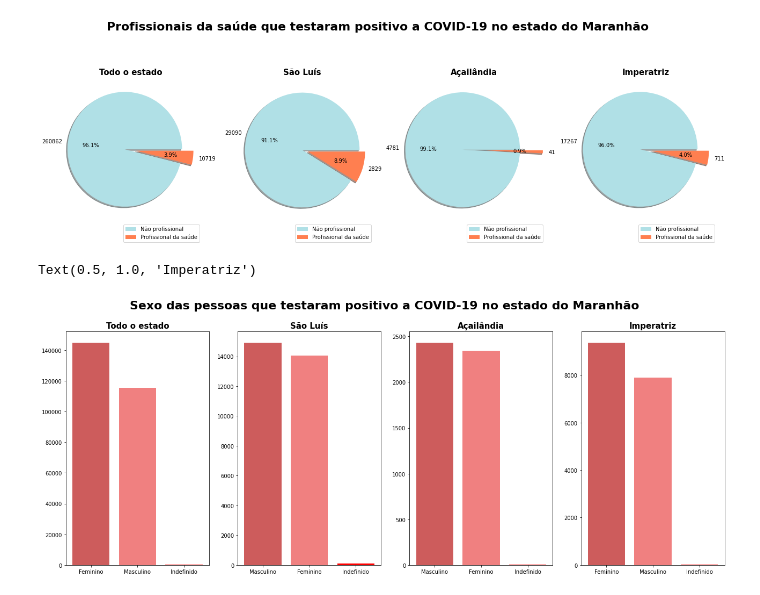
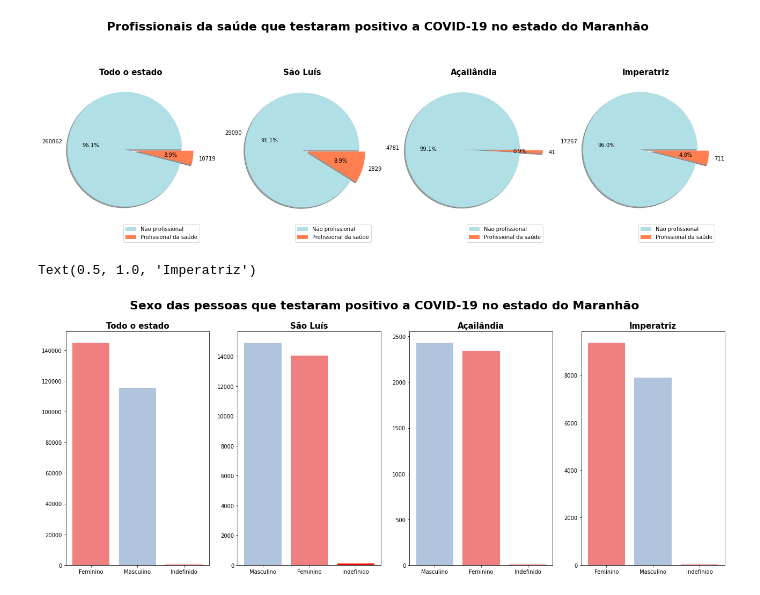
Before and after one commit to ceciliasilvads/analises_covid19, a Jupyter notebook: covid_ma.ipynb, the cells around one changed output. Drawn from its saved outputs; the diff is of its cells as text; code cells hidden in the pictures.

Commit message:
Add sexo dos infectados

```diff
--- a/covid_ma.ipynb
+++ b/covid_ma.ipynb
@@ -313,22 +345,20 @@ plt.show()
 [figure]
 # %%
 #---------Sexo das pessoa que testaram positivo a COVID-19---------
-cores = ['#CD5C5C', '#F08080', '#FF0000']
-
 fig,(ax1, ax2, ax3, ax4)= plt.subplots(1,4, figsize = (22,8))
 
 plt.suptitle('Sexo das pessoas que testaram positivo a COVID-19 no estado do Maranhão', weight='bold', size=22)
-ax1.bar(positivos_sexo_ma.index, positivos_sexo_ma.values, color=cores)
+ax1.bar(positivos_sexo_ma.index, positivos_sexo_ma.values, color=['#F08080', '#B0C4DE', '#FF0000'])
 ax1.set_title('Todo o estado', weight='bold', size=15)
 
-ax2.bar(positivos_sexo_slz.index, positivos_sexo_slz.values, color=cores)
+ax2.bar(positivos_sexo_slz.index, positivos_sexo_slz.values, color=['#B0C4DE', '#F08080', '#FF0000'])
 ax2.set_title('São Luís', weight='bold', size=15)
 
-ax3.bar(positivos_sexo_acai.index, positivos_sexo_acai.values, color=cores)
+ax3.bar(positivos_sexo_acai.index, positivos_sexo_acai.values, color=['#B0C4DE', '#F08080', '#FF0000'])
 ax3.set_title('Açailândia', weight='bold', size=15)
 
-ax4.bar(positivos_sexo_itz.index, positivos_sexo_itz.values, color=cores)
+ax4.bar(positivos_sexo_itz.index, positivos_sexo_itz.values, color=['#F08080', '#B0C4DE', '#FF0000'])
 ax4.set_title('Imperatriz', weight='bold', size=15)
 # %% [output]
 Text(0.5, 1.0, 'Imperatriz')
-[figure, old version]
+[figure, new version]
```
Also changed, not shown: parts of 3 cells of this notebook.
